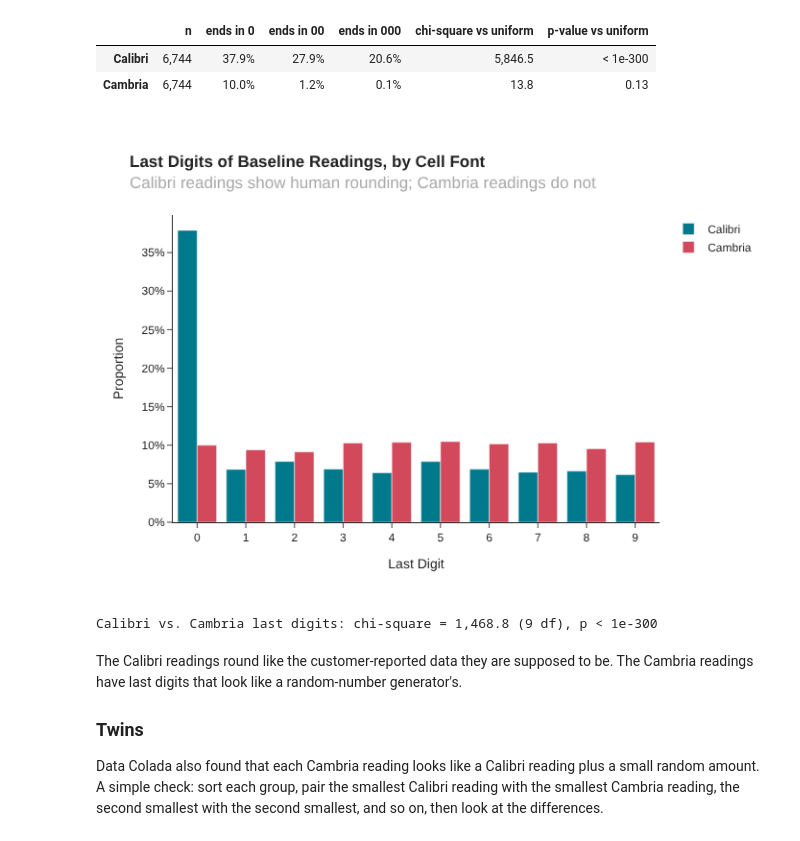
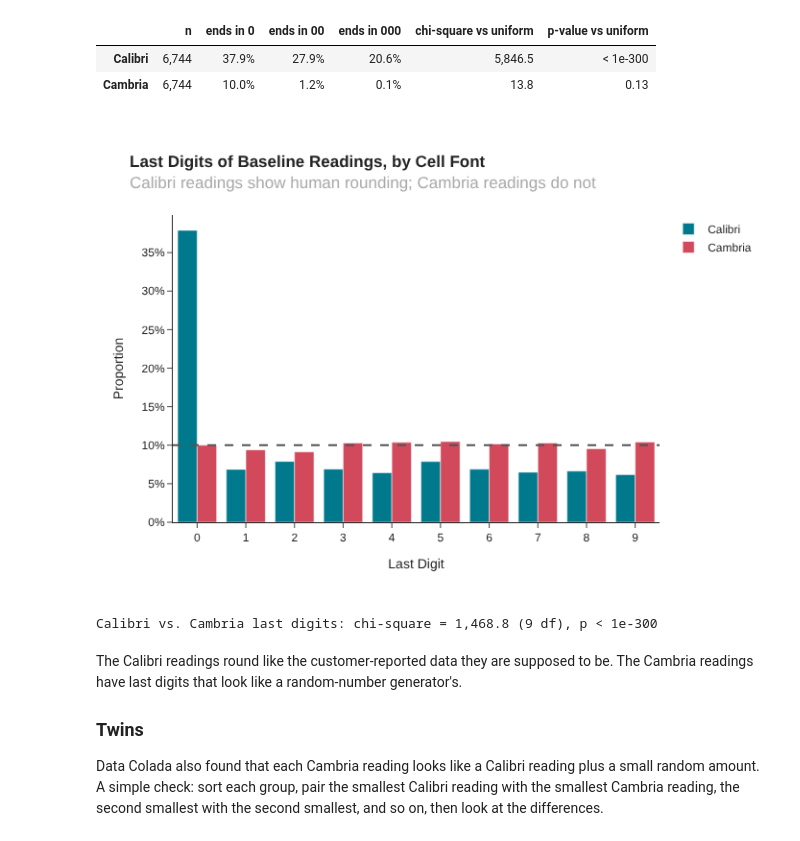
Before and after one commit to subwaymatch/analytics-case-development, a Jupyter notebook: odometer-fabrication/odometer-fabrication.ipynb, the cells around one changed output. Drawn from its saved outputs; the diff is of its cells as text; code cells hidden in the pictures.

```diff
--- a/odometer-fabrication/odometer-fabrication.ipynb
+++ b/odometer-fabrication/odometer-fabrication.ipynb
@@ -355,30 +355,30 @@ pd.DataFrame({
 # %%
 font_df = pd.concat([
     last_digit_shares(calibri, 'Calibri'),
     last_digit_shares(cambria, 'Cambria'),
 ])
 
 fig = px.bar(
     font_df,
     x='digit',
     y='proportion',
     color='Group',
     barmode='group',
     color_discrete_map=GROUP_COLORS,
     height=500,
     title='<b>Last Digits of Baseline Readings, by Cell Font</b><br>'
           '<span style="color: #aaa">Calibri readings show human rounding; Cambria readings do not</span>',
     labels={'digit': 'Last Digit'},
 )
-fig.add_hline(y=0.1, line_dash='dash', line_color='#555555')
+fig.add_hline(y=0.1, line_dash='dash', line_color='#555555', line_width=2, opacity=1)
 fig.update_layout(yaxis_title_text='Proportion', yaxis_tickformat=',.0%', legend_title=None)
 fig.update_xaxes(dtick=1)
 fig.show()
 
 chi2, p_value = homogeneity_test(calibri, cambria)
 print(f'Calibri vs. Cambria last digits: chi-square = {chi2:,.1f} (9 df), {p_text(p_value)}')
 # %% [output]
-[figure, old version]
+[figure, new version]
 Calibri vs. Cambria last digits: chi-square = 1,468.8 (9 df), p < 1e-300
 # %% [markdown]
 The Calibri readings round like the customer-reported data they are supposed to be. The Cambria readings have last digits that look like a random-number generator's.
```
Also changed, not shown: parts of 1 cell of this notebook, 1 other file.
